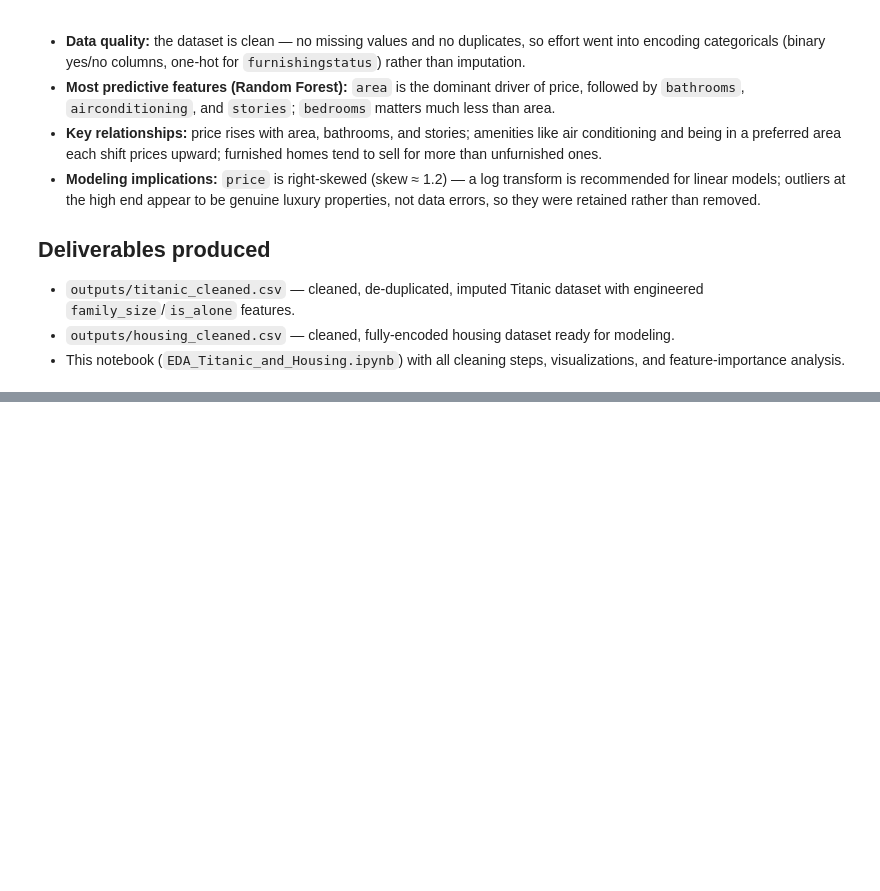
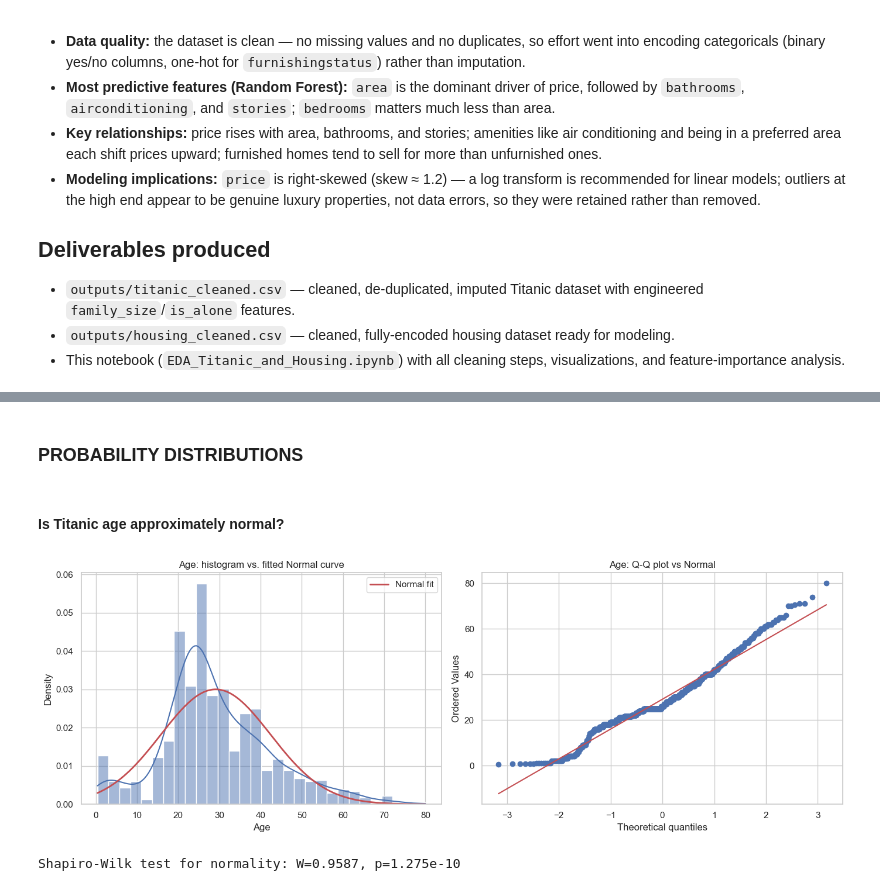
Before and after one commit to Edel-Nasimiyu/Analystlab, a Jupyter notebook: ANALYSTLAB.ipynb, the cells around one changed output, grey strips where cells are left out. Drawn from its saved outputs; the diff is of its cells as text; code cells hidden in the pictures; blank space fills up the shorter version.

Commit message:
Added statistics and probability analysis

```diff
--- a/ANALYSTLAB.ipynb
+++ b/ANALYSTLAB.ipynb
@@ -588,0 +749,24 @@ dtype: float64
+# %% [markdown]
+### PROBABILITY DISTRIBUTIONS
+# %% [markdown]
+#### Is Titanic age approximately normal?
+# %%
+fig, axes = plt.subplots(1, 2, figsize=(14, 5))
+
+sns.histplot(titanic_clean['Age'], bins=30, kde=True, stat='density', ax=axes[0])
+x = np.linspace(titanic_clean['Age'].min(), titanic_clean['Age'].max(), 200)
+axes[0].plot(x, stats.norm.pdf(x, titanic_clean['Age'].mean(), titanic_clean['Age'].std()), 'r-', lw=2, label='Normal fit')
+axes[0].set_title('Age: histogram vs. fitted Normal curve')
+axes[0].legend()
+
+stats.probplot(titanic_clean['Age'], dist='norm', plot=axes[1])
+axes[1].set_title('Age: Q-Q plot vs Normal')
+
+plt.tight_layout()
+plt.show()
+
+shapiro_age = stats.shapiro(titanic_clean['Age'].sample(min(500, len(titanic)), random_state=1))
+print(f'Shapiro-Wilk test for normality: W={shapiro_age.statistic:.4f}, p={shapiro_age.pvalue:.4g}')
+# %% [output]
+[figure, added]
+Shapiro-Wilk test for normality: W=0.9587, p=1.275e-10
```
Also changed, not shown: parts of 53 cells of this notebook.
